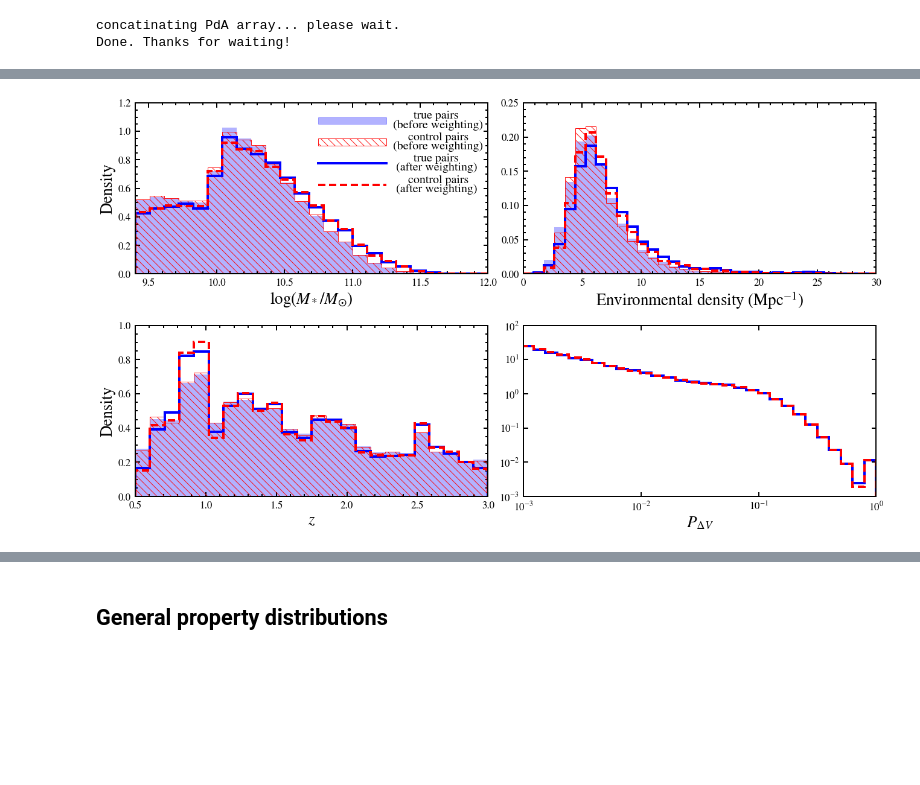
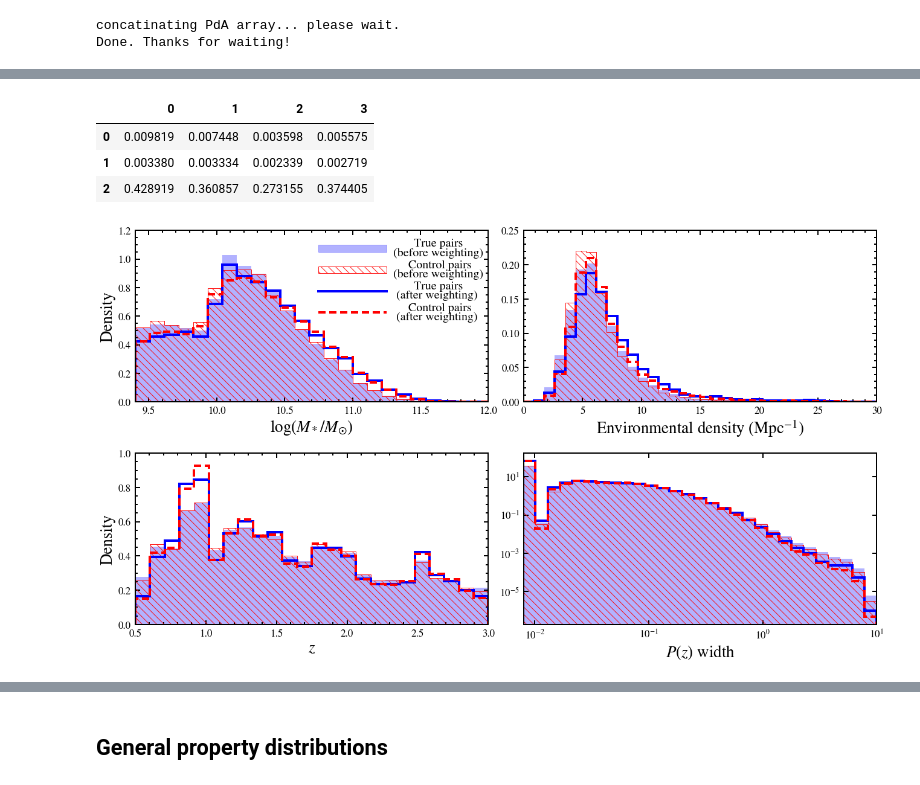
Before and after one commit to sldough21/pair-conv-misc, a Jupyter notebook: pam_analysis.ipynb, the cells around one changed output, grey strips where cells are left out. Drawn from its saved outputs; the diff is of its cells as text; code cells hidden in the pictures; blank space fills up the shorter version.

```diff
--- a/pam_analysis.ipynb
+++ b/pam_analysis.ipynb
@@ -287,12 +581,13 @@ plt.show()
 # %%
 # let's put the convolution values together (minus COSMOS)
-fields = ['GDS','EGS','COS','GDN','UDS']#,'COSMOS']
-# fields = ['COSMOS']
-ztype='ps'
+fields = ['GDS','EGS','COS','GDN','UDS','COSMOS']
+# fields = ['GDS', 'GDN']
+ztype='p'
 Mlo = 9.4
+N_controls = 3
 min_pp = 0.1 # waiting for COSMOS to finish for the p P=0.1 group
-date='11.6' # 8.25, 9.1, 9.2, 9.5 (COSMOS i_MAG < 25), # 9.21 for iceland
-bob_type = 'full' # 'full', 'randbob'
+date='12.13' # 8.25, 9.1, 9.2, 9.5 (COSMOS i_MAG < 25), # 9.21 for iceland, 11.6 good results for ps, 11.12 for p=0.25
+bob_type = 'full' # 'full', 'randbob' #      12.12                    11.29 - bias present              11.20 for p=1
 dfs = {}
 cdfs = {}
 PdA_dfs = {}
@@ -313,7 +608,7 @@ for field in tqdm(fields):
 
     # control data:
     # cfile = 'conv_prob/control_output/APPLES_bob-'+bob_type+'_M-'+str(Mlo)+'_N-2_ztype-'+ztype+'_'+field+'_'+date+'.csv'
-    cfile = 'conv_prob/control_output/APPLES_Pp-'+str(min_pp)+'_bob-'+bob_type+'_M-'+str(Mlo)+'_N-3_ztype-'+ztype+'_'+field+'_'+date+'.csv'
+    cfile = 'conv_prob/control_output/APPLES_Pp-'+str(min_pp)+'_bob-'+bob_type+'_M-'+str(Mlo)+'_N-'+str(N_controls)+'_ztype-'+ztype+'_'+field+'_'+date+'.csv'
     cdfs[field] = pd.read_csv(PATH+cfile)
 
 # dA = np.linspace(0, 200, num=2001)
@@ -1236,0 +2506,7 @@ iboot_IRse = np.array([iboot_IRse[col] for col in iboot_IRse])
+# %%
+hiLX_zhi_e_df
+# %% [output]
+|  | 0 | 1 | 2 | 3 |
+| 0 | 0.009819 | 0.007448 | 0.003598 | 0.005575 |
+| 1 | 0.003380 | 0.003334 | 0.002339 | 0.002719 |
+| 2 | 0.428919 | 0.360857 | 0.273155 | 0.374405 |
@@ -1352,6 +2577,7 @@ fig.subplots_adjust(wspace=0.1)
 zbins = np.linspace(0.5,3,25)
 mbins = np.linspace(9.4,12.5,30)  # may actually have the wrong weights here
 ebins = np.linspace(0,30,35)
+sbins = np.logspace(-2.1,1,30)
 wbins = np.logspace(-20,0,200)
 pweights = np.concatenate((rdf['pair_prob'],rdf['pair_prob']))
 iweights = np.concatenate((cdf['Cp'],cdf['Cp']))
@@ -1372,13 +2598,13 @@ ax[0,0].add_patch(Rectangle((10.75,0.9), 0.5, 0.05, facecolor='none', edgecolor=
 ax[0,0].plot([10.75,11.25],[0.775,0.775], lw=4, color='blue')
 ax[0,0].plot([10.75,11.25],[0.775-0.15,0.775-0.15], lw=4, color='red', linestyle=(0,(3,1.5)))
 
-ax[0,0].text(11.45, 1.09, 'true pairs', fontsize=20)
+ax[0,0].text(11.45, 1.09, 'True pairs', fontsize=20)
 ax[0,0].text(11.3, 1.025, '(before weighting)', fontsize=20)
-ax[0,0].text(11.41, 1.09-0.15, 'control pairs', fontsize=20)
+ax[0,0].text(11.41, 1.09-0.15, 'Control pairs', fontsize=20)
 ax[0,0].text(11.3, 1.025-0.15, '(before weighting)', fontsize=20)
-ax[0,0].text(11.45, 1.09-0.3, 'true pairs', fontsize=20)
+ax[0,0].text(11.45, 1.09-0.3, 'True pairs', fontsize=20)
 ax[0,0].text(11.32, 1.025-0.3, '(after weighting)', fontsize=20)
-ax[0,0].text(11.41, 1.09-0.45, 'control pairs', fontsize=20)
+ax[0,0].text(11.41, 1.09-0.45, 'Control pairs', fontsize=20)
 ax[0,0].text(11.32, 1.025-0.45, '(after weighting)', fontsize=20)
 
 ax[0,0].set_ylabel('Density', fontsize=27)
@@ -1423,50 +2649,64 @@ ax[0,1].set_xlim(0, 30)
 
 # ax[0,1].set_ylabel('Density', fontsize=25)
 ax[0,1].set_xlabel('Environmental density (Mpc$^{-1}$)', fontsize=27)
-
 ax[0,1].set_ylim(0,0.25)
 ax[0,1].tick_params(direction='in', which='major', width=2, length=7.5, top=True, right=True, labelsize=17, pad=7)
 ax[0,1].xaxis.set_minor_locator(AutoMinorLocator())
 ax[0,1].yaxis.set_minor_locator(AutoMinorLocator())
 ax[0,1].tick_params(direction='in', which='minor', width=2, length=4, top=True, right=True)
 
 ### ---------------------------------------------------------------- ###
-
-# PdV:
-ax[1,1].hist(pweights, bins=wbins, density=True, color='blue',
-          histtype='step', lw=4)
-ax[1,1].hist(iweights, bins=wbins, histtype='step', color='red',
-           density=True, lw=4, linestyle=(0,(3,1.5)))
-ax[1,1].set_xlim(1e-3, 1)
+# 2SIG
+ax[1,1].hist(psig, bins=sbins, density=True, color='blue', alpha=0.3)
+ax[1,1].hist(isig, bins=sbins, density=True, color='red', alpha=0.9, histtype='step', hatch=r"\\")
+ax[1,1].hist(psig, bins=sbins, weights=pweights, density=True, color='blue', histtype='step', lw=4)
+ax[1,1].hist(isig, bins=sbins, weights=iweights, density=True, color='red', histtype='step', lw=4, linestyle=(0,(3,1.5)))
+ax[1,1].set_xlim(0.008, 10)
 ax[1,1].set_xscale('log')
 ax[1,1].set_yscale('log')
-
-# ax[1,1].set_ylabel('Density', fontsize=25)
-ax[1,1].set_xlabel('$P_{\Delta V}$', fontsize=27)
-
-ax[1,1].set_ylim(1e-3,100)
+ax[1,1].set_xlabel('$P(z)$ width', fontsize=27)
 ax[1,1].tick_params(direction='in', which='major', width=2, length=7.5, top=True, right=True, labelsize=17, pad=7)
 ax[1,1].xaxis.set_minor_locator(AutoMinorLocator())
 ax[1,1].yaxis.set_minor_locator(AutoMinorLocator())
 ax[1,1].tick_params(direction='in', which='minor', width=2, length=4, top=True, right=True)
+
+
+# # PdV:
+# ax[1,1].hist(pweights, bins=wbins, density=True, color='blue',
+#           histtype='step', lw=4)
+# ax[1,1].hist(iweights, bins=wbins, histtype='step', color='red',
+#            density=True, lw=4, linestyle=(0,(3,1.5)))
+# ax[1,1].plot([0.25,0.25],[0,1e12], color='black', linestyle=':')
+# ax[1,1].set_xlim(1e-3, 1)
+# ax[1,1].set_xscale('log')
+# ax[1,1].set_yscale('log')
+
+# # ax[1,1].set_ylabel('Density', fontsize=25)
+# ax[1,1].set_xlabel('$P_{\Delta V}$', fontsize=27)
+
+# ax[1,1].set_ylim(1e-3,100)
+# ax[1,1].tick_params(direction='in', which='major', width=2, length=7.5, top=True, right=True, labelsize=17, pad=7)
+# ax[1,1].xaxis.set_minor_locator(AutoMinorLocator())
+# ax[1,1].yaxis.set_minor_locator(AutoMinorLocator())
+# ax[1,1].tick_params(direction='in', which='minor', width=2, length=4, top=True, right=True)
 
 
 # do the KS-test:
 # D_m, p_m = ks_weighted(pmass, imass, pweights, iweights)
 # D_z, p_z = ks_weighted(pz, iz, pweights, iweights)
 # ax[0,0].set_title('D = {0} // p = {1}'.format(round(D_m,3), round(p_m,3)))
 # ax[1,0].set_title('D = {0} // p = {1}'.format(round(D_z,3), round(p_z,3)))
 
 # # plot distributions of weights:
 # wei_bins = np.logspace(-21,0, 100)
 # ax[1,1].hist(pweights, bins=wei_bins, histtype='step', lw=2, color='blue', density=False)
 # ax[1,1].hist(iweights, bins=wei_bins, histtype='step', lw=2, color='red', density=False)
 # ax[1,1].set_xscale('log')
 # ax[1,1].set_xlabel('Pair Prob', fontsize=20)
 # ax[1,1].set_ylabel('Counts', fontsize=20)
 
-plt.savefig('/data/c1029594/Figures/Pair_Paper/control_match.png', bbox_inches='tight')
+# plt.savefig('/data/c1029594/Figures/Pair_Paper/control_match.png', bbox_inches='tight')
 
 plt.show()
 # %% [output]
-[figure, old version]
+[figure, new version]
```
Also changed, not shown: parts of 112 cells of this notebook, 1 other file.
